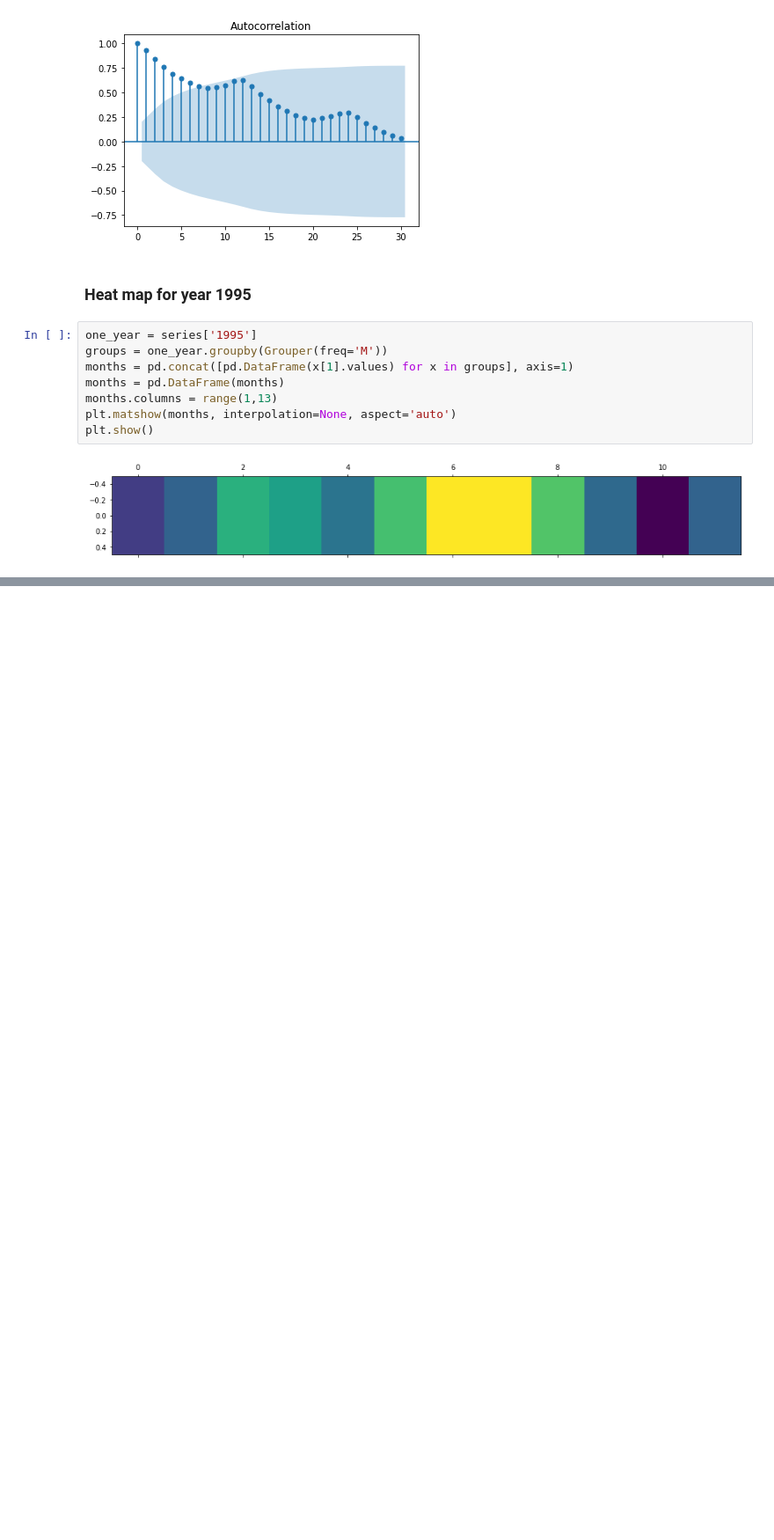
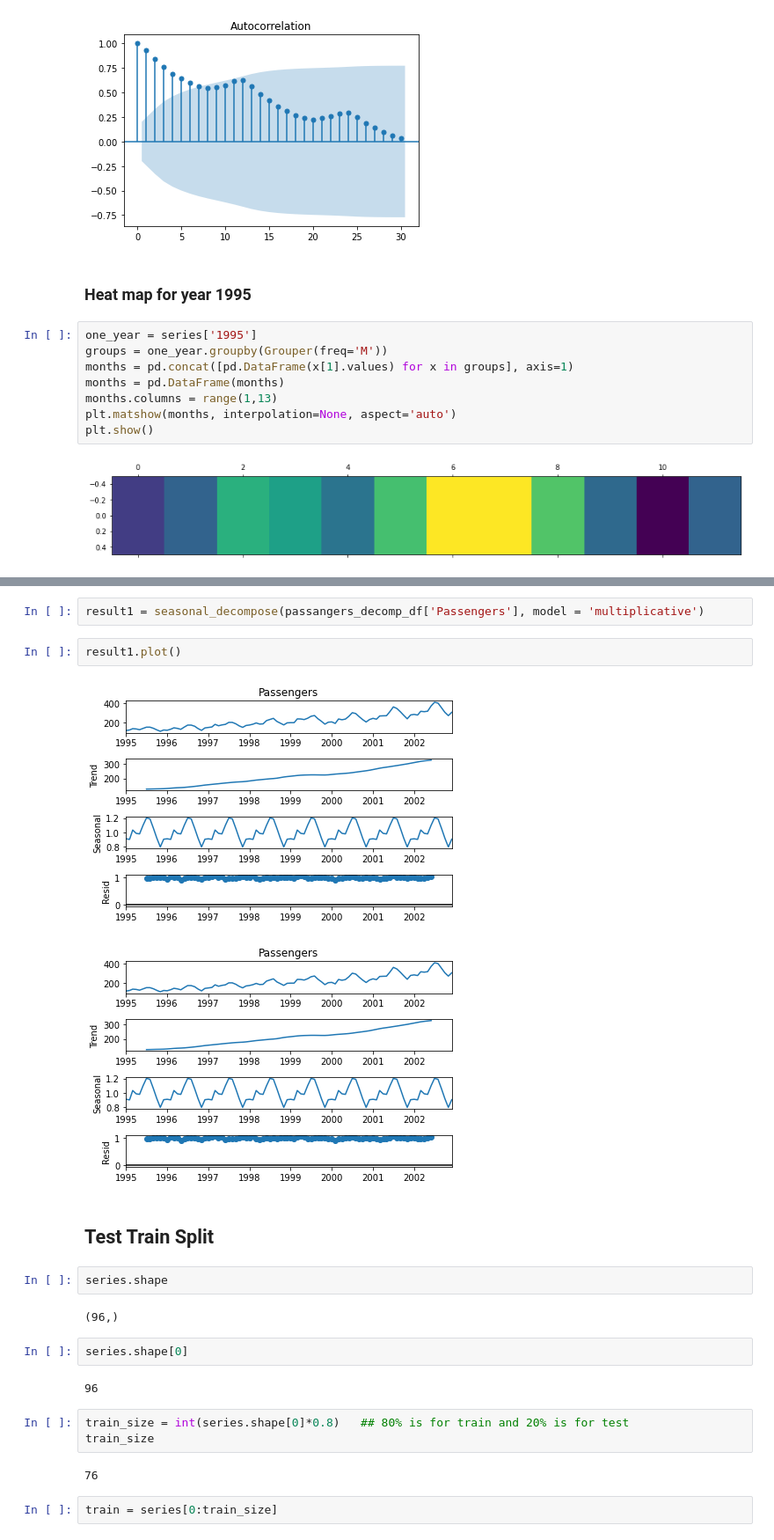
Before and after one commit to VaijanathSawrate/Forcasting, a Jupyter notebook: A_Forecasting_Airlines data.ipynb, the cells around one changed output, grey strips where cells are left out. Shown: that part at 88% size. Drawn from its saved outputs; the diff is of its cells as text; blank space fills up the shorter version.

```diff
--- a/A_Forecasting_Airlines data.ipynb
+++ b/A_Forecasting_Airlines data.ipynb
@@ -112,0 +137,24 @@ plt.show()
+# %%
+result1 = seasonal_decompose(passangers_decomp_df['Passengers'], model = 'multiplicative')
+# %%
+result1.plot()
+# %% [output]
+[figure, added]
+[figure, added]
+# %% [markdown]
+## Test Train Split
+# %%
+series.shape
+# %% [output]
+(96,)
+# %%
+series.shape[0]
+# %% [output]
+96
+# %%
+train_size = int(series.shape[0]*0.8)   ## 80% is for train and 20% is for test
+train_size
+# %% [output]
+76
+# %%
+train = series[0:train_size]
```
Also changed, not shown: parts of 109 cells of this notebook.
